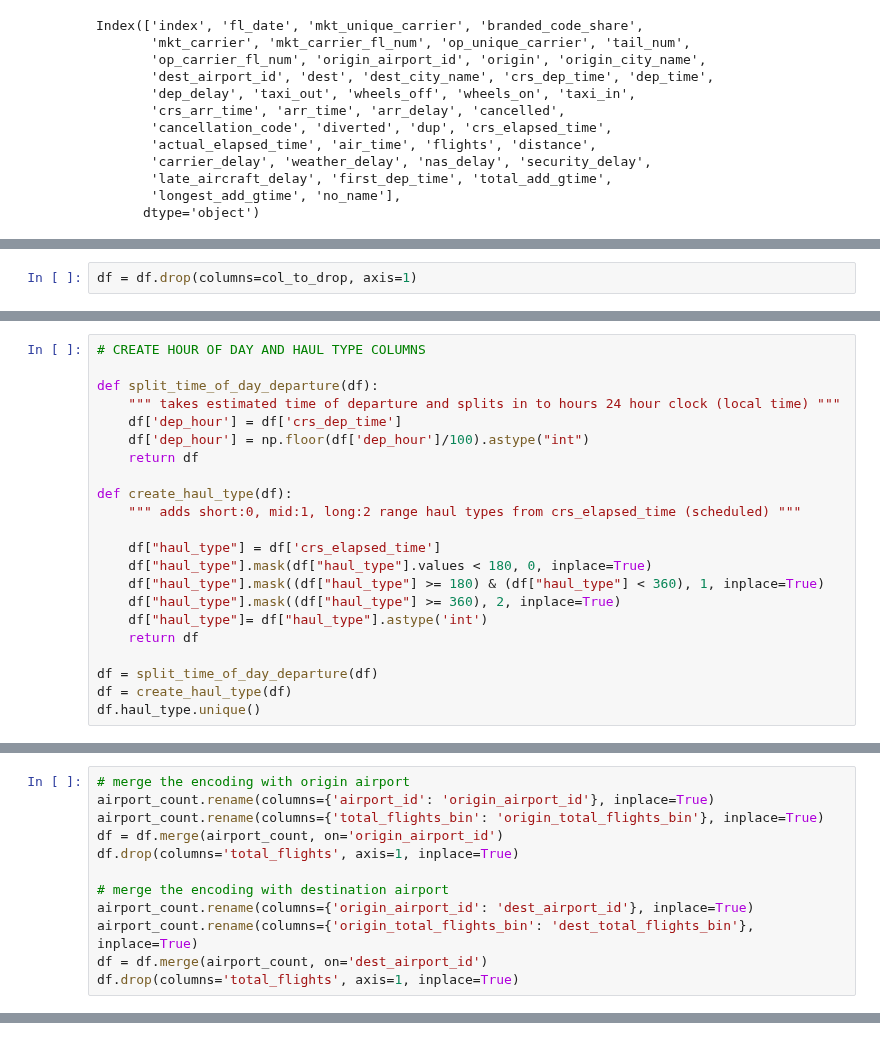
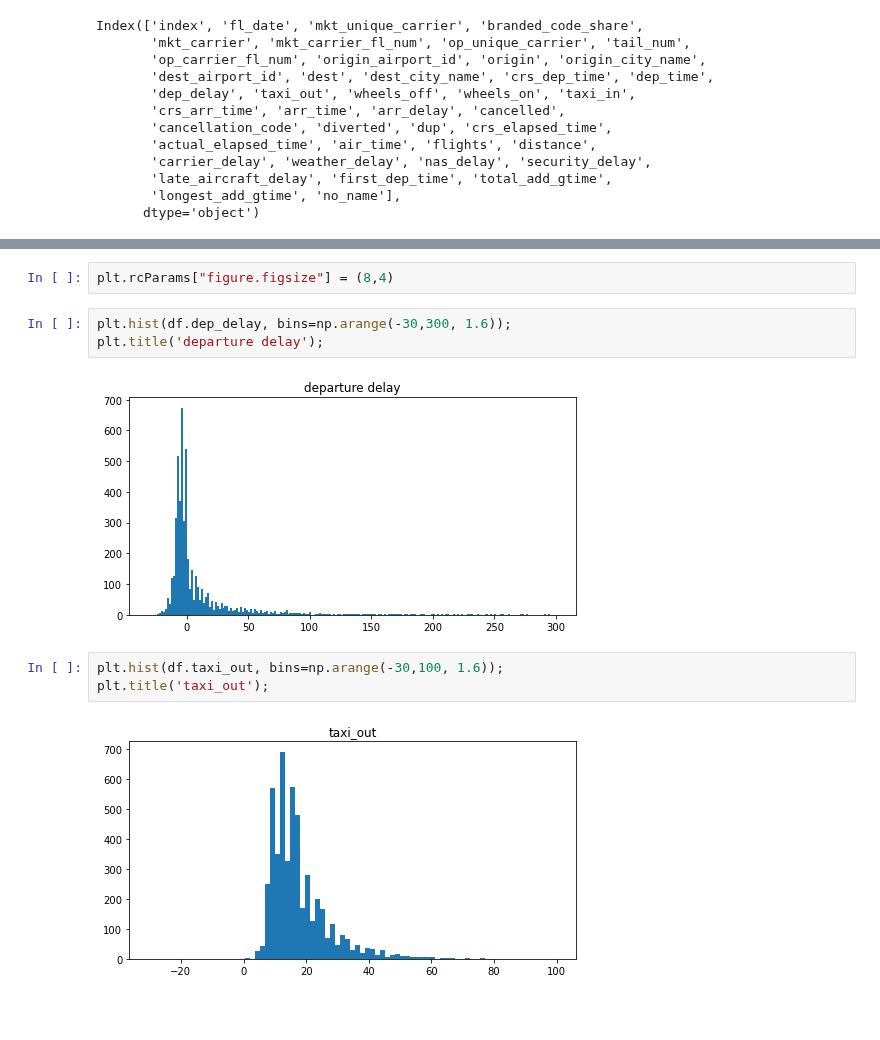
Before and after one commit to jackycwwang/lighthouse_lab_midterm_project, a Jupyter notebook: src/exploratory_analysis_Jacky.ipynb, the cells around one changed output, grey strips where cells are left out. Cells and saved outputs as stored; diff of their text form; blank space fills up the shorter version.

```diff
--- a/src/exploratory_analysis_Jacky.ipynb
+++ b/src/exploratory_analysis_Jacky.ipynb
@@ -71,2 +26,0 @@ array(['cancellation_code', 'carrier_delay', 'weather_delay', 'nas_delay',
-# %%
-df = df.drop(columns=col_to_drop, axis=1)
@@ -348,22 +26,0 @@ plt.show()
-# %%
-# CREATE HOUR OF DAY AND HAUL TYPE COLUMNS
-
-def split_time_of_day_departure(df):
-    """ takes estimated time of departure and splits in to hours 24 hour clock (local time) """
-    df['dep_hour'] = df['crs_dep_time']
-    df['dep_hour'] = np.floor(df['dep_hour']/100).astype("int")
-    return df
-
-def create_haul_type(df):
-    """ adds short:0, mid:1, long:2 range haul types from crs_elapsed_time (scheduled) """
-
-    df["haul_type"] = df['crs_elapsed_time']
-    df["haul_type"].mask(df["haul_type"].values < 180, 0, inplace=True)
-    df["haul_type"].mask((df["haul_type"] >= 180) & (df["haul_type"] < 360), 1, inplace=True)
-    df["haul_type"].mask((df["haul_type"] >= 360), 2, inplace=True)
-    df["haul_type"]= df["haul_type"].astype('int')
-    return df
-
-df = split_time_of_day_departure(df)
-df = create_haul_type(df)
-df.haul_type.unique()
@@ -566,12 +26,0 @@ airport_count = make_bin_column(airport_count, 'total_flights', 5)
-# %%
-# merge the encoding with origin airport
-airport_count.rename(columns={'airport_id': 'origin_airport_id'}, inplace=True)
-airport_count.rename(columns={'total_flights_bin': 'origin_total_flights_bin'}, inplace=True)
-df = df.merge(airport_count, on='origin_airport_id')
-df.drop(columns='total_flights', axis=1, inplace=True)
-
-# merge the encoding with destination airport
-airport_count.rename(columns={'origin_airport_id': 'dest_airport_id'}, inplace=True)
-airport_count.rename(columns={'origin_total_flights_bin': 'dest_total_flights_bin'}, inplace=True)
-df = df.merge(airport_count, on='dest_airport_id')
-df.drop(columns='total_flights', axis=1, inplace=True)
@@ -649,0 +27,12 @@ plt.show()
+# %%
+plt.rcParams["figure.figsize"] = (8,4)
+# %%
+plt.hist(df.dep_delay, bins=np.arange(-30,300, 1.6));
+plt.title('departure delay');
+# %% [output]
+[figure, added]
+# %%
+plt.hist(df.taxi_out, bins=np.arange(-30,100, 1.6));
+plt.title('taxi_out');
+# %% [output]
+[figure, added]
```
Also changed, not shown: parts of 63 cells of this notebook, 2 other files.
